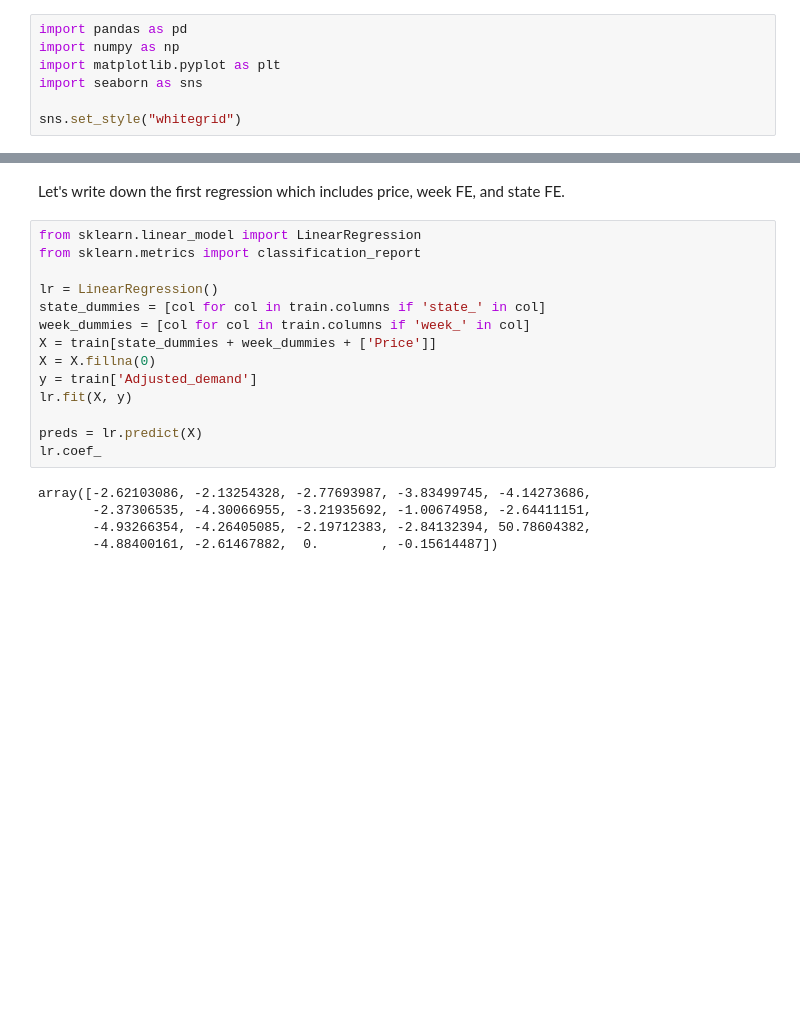
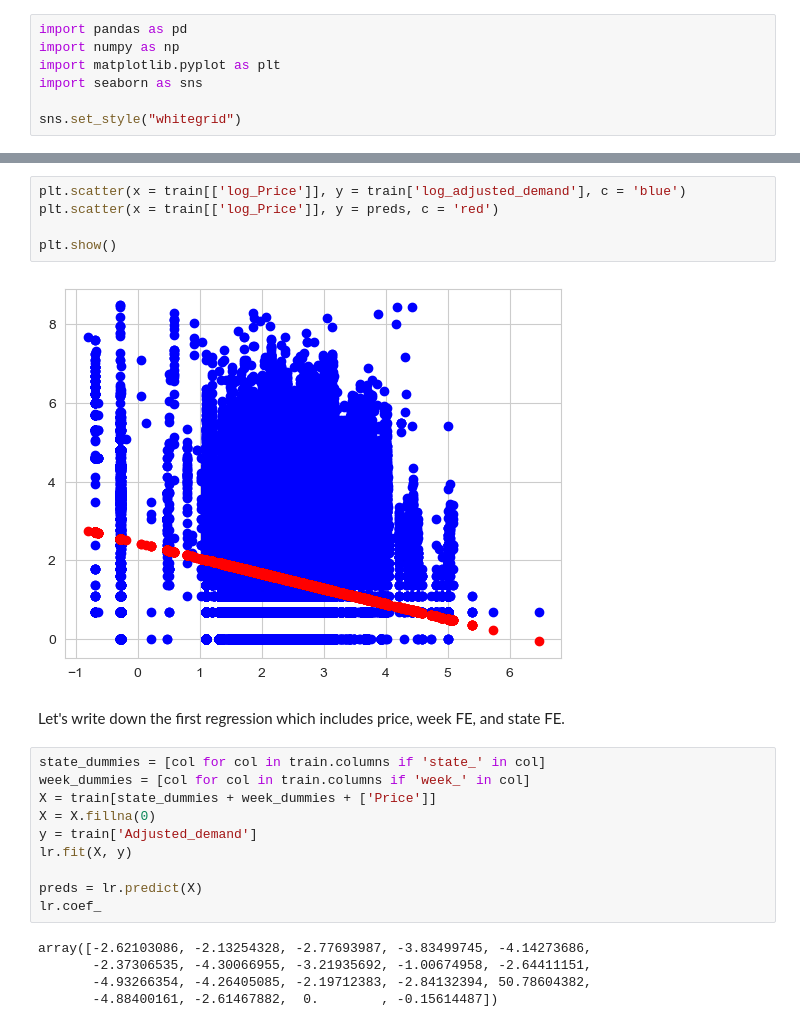
Before and after one commit to ElliotBlackstone/EWinter25_Product_Inventory, a Jupyter notebook: 1_data_clean.ipynb, the cells around one changed output, grey strips where cells are left out. Drawn from its saved outputs; the diff is of its cells as text; blank space fills up the shorter version.

```diff
--- a/1_data_clean.ipynb
+++ b/1_data_clean.ipynb
@@ -49,10 +93,13 @@ del week_dummies, state_dummies
+# %%
+plt.scatter(x = train[['log_Price']], y = train['log_adjusted_demand'], c = 'blue')
+plt.scatter(x = train[['log_Price']], y = preds, c = 'red')
+
+plt.show()
+# %% [output]
+[figure, added]
 # %% [markdown]
 Let's write down the first regression which includes price, week FE, and state FE.
 # %%
-from sklearn.linear_model import LinearRegression
-from sklearn.metrics import classification_report
-
-lr = LinearRegression()
 state_dummies = [col for col in train.columns if 'state_' in col]
 week_dummies = [col for col in train.columns if 'week_' in col]
 X = train[state_dummies + week_dummies + ['Price']]
```
Also changed, not shown: parts of 8 cells of this notebook.
